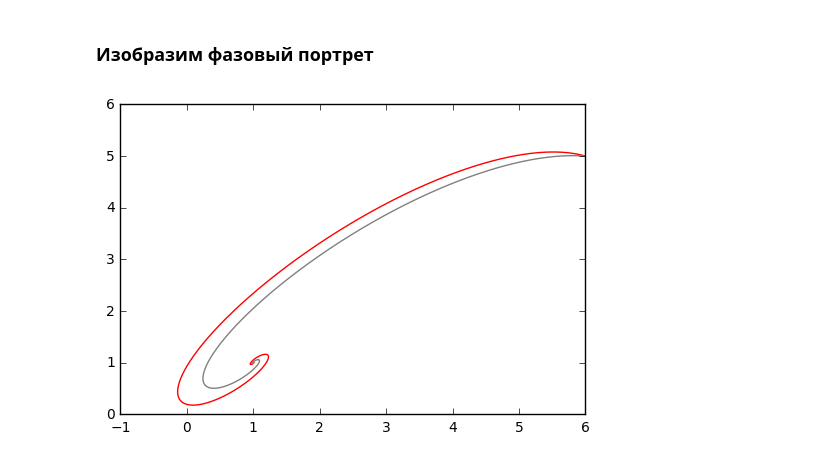
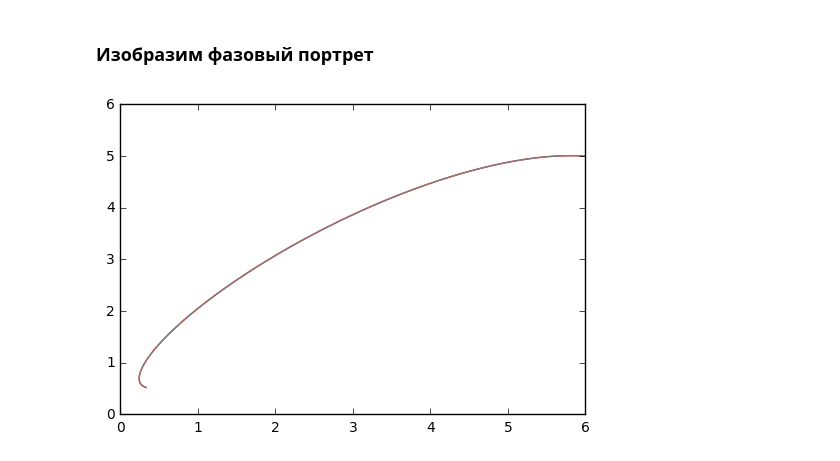
Before and after one commit to bashalex/NumericalMethods, a Jupyter notebook: CauchyProblem.ipynb, the cells around one changed output. Cells and saved outputs as stored; diff of their text form; code cells hidden in the pictures.

```diff
--- a/CauchyProblem.ipynb
+++ b/CauchyProblem.ipynb
@@ -40,7 +40,7 @@ def x_correct(t):
 def y_correct(t):
     return np.exp(-2 * t) * (4 * np.cos(3 * t) + 3 * np.sin(3 * t)) + 1
 # %%
-t = np.linspace(0., 5., num=10000)
+t = np.linspace(0, 1, num=1000)
 x0, y0 = 6, 5
 x, y = cs.solve(f0, f1, t, x0, y0) # solve using our method
 # %% [markdown]
@@ -49,8 +49,8 @@ x, y = cs.solve(f0, f1, t, x0, y0) # solve using our method
 %matplotlib inline
 import matplotlib.pyplot as plt
 # %%
-plt.plot(x, y,'r')
+plt.plot(x, y,'red')
 plt.plot([x_correct(_t) for _t in t], [y_correct(_t) for _t in t], 'grey')
 plt.show()
 # %% [output]
-[figure, old version]
+[figure, new version]
```
Also changed, not shown: parts of 6 cells of this notebook, 1 other file.
